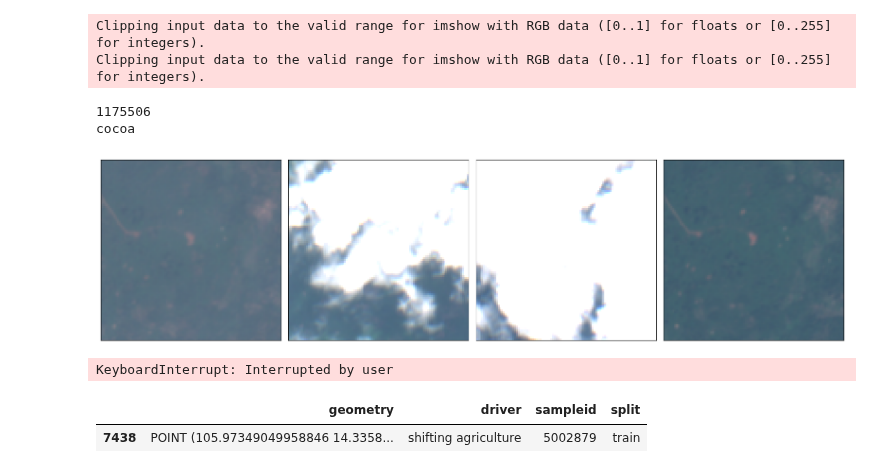
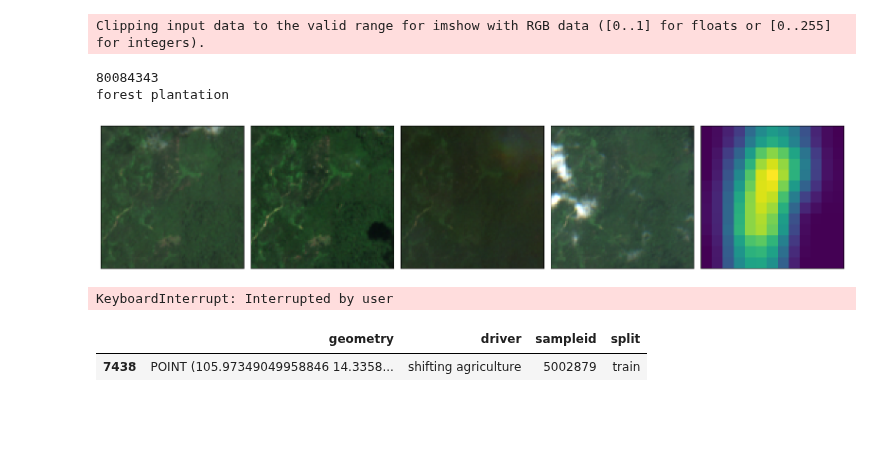
Before and after one commit to janpisl/location-encoding, a Jupyter notebook: notebooks/visualize_data.ipynb, the cells around one changed output. Saved outputs shown, nothing was run; the diff lists cells and outputs as text; code cells hidden in the pictures; blank space fills up the shorter version.

```diff
--- a/notebooks/visualize_data.ipynb
+++ b/notebooks/visualize_data.ipynb
@@ -31,3 +30,3 @@ train_dl = dataloaders['train']
 val_dl = dataloaders['val']
 # %%
-x,y = next(iter(train_dl))
+x,y = next(iter(val_dl))
@@ -54,6 +49,27 @@ def plot_images(data, label):
 
     fig.tight_layout()
     plt.show()
+
+def plot_images_with_tmf(data, tmf, label):
+
+    n_images = data.shape[0]
+    print(label)
+    fig, ax = plt.subplots(1,n_images+1, figsize=(16, 16))
+    idx = 0
+    for idx in range(n_images):
+        img = data[idx, :3, :, :].detach()
+        img = img/0.25
+
+        ax[idx].imshow(img.permute(1, 2, 0)[:,:,[2,1,0]].numpy()  )
+        ax[idx].set_xticks([])
+        ax[idx].set_yticks([])
+
+    ax[n_images].imshow(tmf.permute(1, 2, 0).numpy())
+    ax[n_images].set_xticks([])
+    ax[n_images].set_yticks([])
+
+    fig.tight_layout()
+    plt.show()
 # %%
 #df = train_dataset.img_labels
 
@@ -60,0 +93,2 @@ def plot_images(data, label):
+# %%
+xx = gpd.read_file('../data/tmp/preds.gpkg')
@@ -60,0 +114,13 @@ def plot_images(data, label):
+# %%
+for _i, row in val_dl.dataset.img_labels.loc[val_dl.dataset.img_labels.country == 'Ethiopia'].iterrows():
+    i = row.name
+    print(val_dl.dataset.img_labels.iloc[i])
+    print('PREDICTION: ', xx.loc[xx.sampleid == row.sampleid].preds.values[0])
+    x, label = val_dl.dataset.__getitem__(i)
+    ts, loc, expansion_rates, forestloss = x
+
+    plot_images_with_tmf(ts, forestloss, label= inverse_label_mapping[label])
+
+    _waitforinput = input()
+
+    clear_output(wait=True)
@@ -61,25 +143,27 @@ def plot_images(data, label):
 # %%
 dataset = val_dl.dataset
 
 while True:
 
     i = random.randint(0,len(dataset.img_labels))
     #if not train_dataset.img_labels.iloc[i].driver == 'shifting agriculture':
     #    continue
+
+
     print(dataset.img_labels.iloc[i].sampleid)
-    ts, label = train_dl.dataset.__getitem__(i)
+    x, label = val_dl.dataset.__getitem__(i)
+    ts, loc, expansion_rates, forestloss = x
 
-    plot_images(ts, label= inverse_label_mapping[label])
+    plot_images_with_tmf(ts, forestloss, label= inverse_label_mapping[label])
 
     _waitforinput = input()
 
     clear_output(wait=True)
 # %% [output]
 Clipping input data to the valid range for imshow with RGB data ([0..1] for floats or [0..255] for integers).
-Clipping input data to the valid range for imshow with RGB data ([0..1] for floats or [0..255] for integers).
-1175506
-cocoa
+80084343
+forest plantation
-[figure, old version]
+[figure, new version]
 KeyboardInterrupt: Interrupted by user
 # %%
 sampleids = [
```
Also changed, not shown: parts of 8 cells of this notebook, 13 other files.
